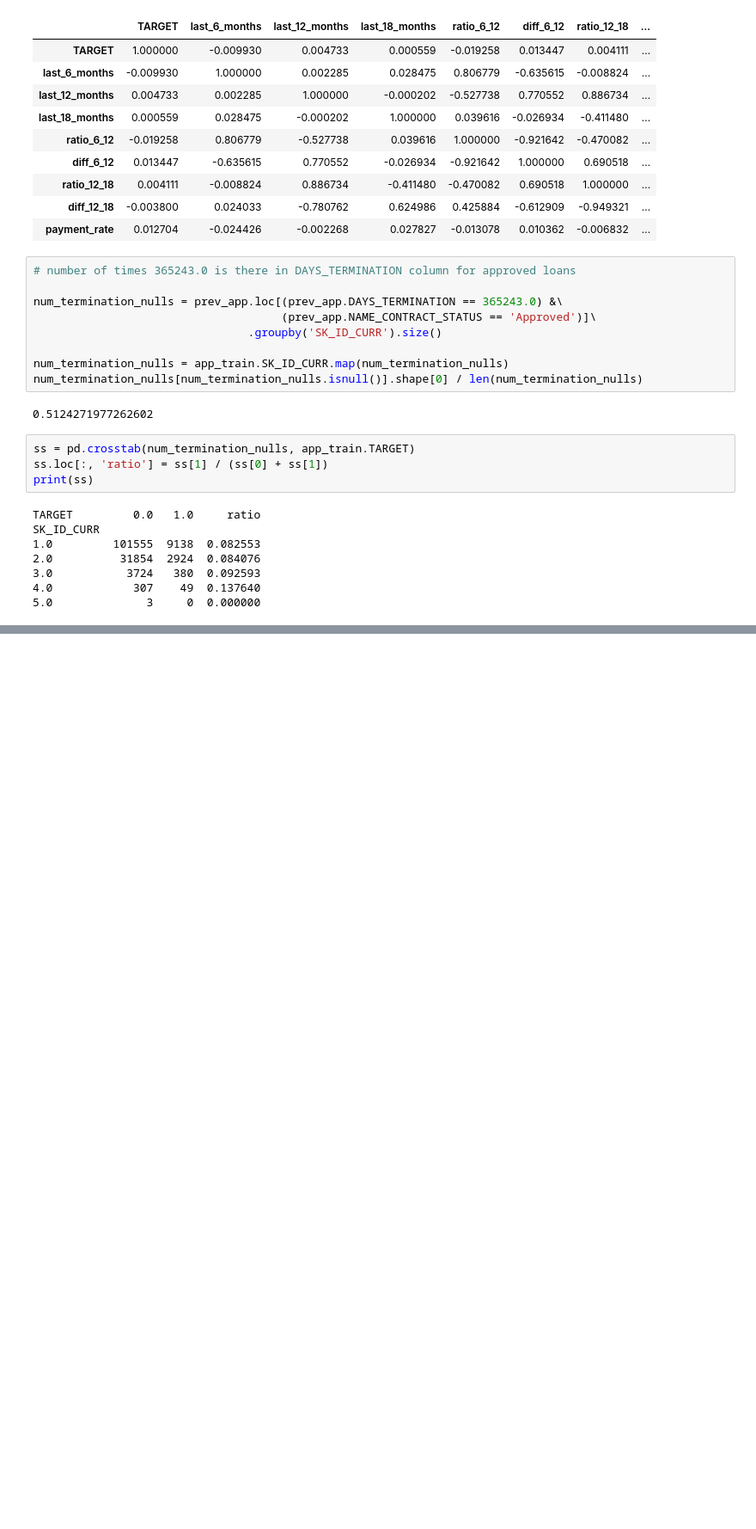
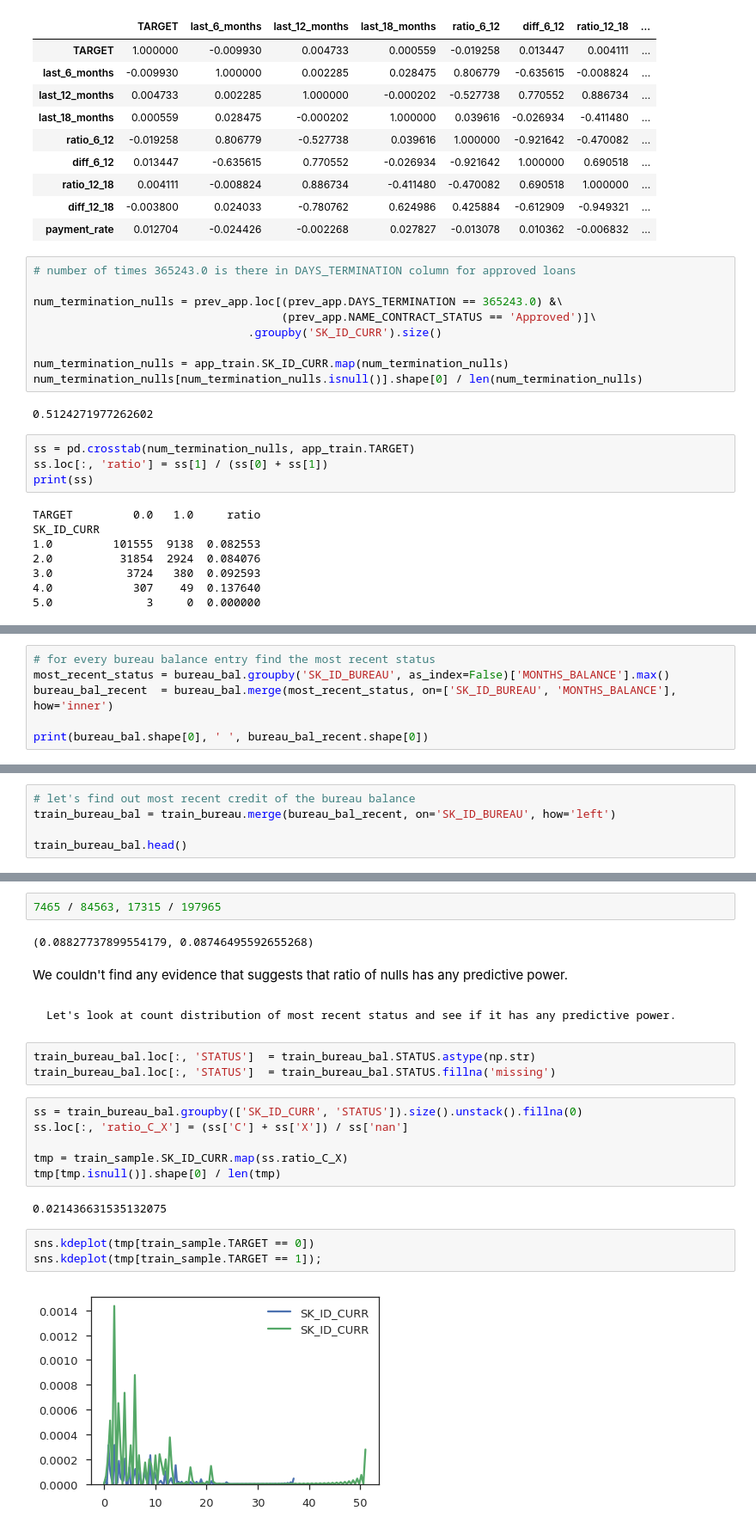
Before and after one commit to numb3r33/Kaggle_Home_Credit, a Jupyter notebook: notebooks/EDA.ipynb, the cells around one changed output, grey strips where cells are left out. Shown at 86% size. Cells and saved outputs as stored; diff of their text form; blank space fills up the shorter version.

````diff
--- a/notebooks/EDA.ipynb
+++ b/notebooks/EDA.ipynb
@@ -1708,0 +1750,6 @@ SK_ID_CURR
+# %%
+# for every bureau balance entry find the most recent status
+most_recent_status = bureau_bal.groupby('SK_ID_BUREAU', as_index=False)['MONTHS_BALANCE'].max()
+bureau_bal_recent  = bureau_bal.merge(most_recent_status, on=['SK_ID_BUREAU', 'MONTHS_BALANCE'], how='inner')
+
+print(bureau_bal.shape[0], ' ', bureau_bal_recent.shape[0])
@@ -1708,0 +1758,5 @@ SK_ID_CURR
+# %%
+# let's find out most recent credit of the bureau balance
+train_bureau_bal = train_bureau.merge(bureau_bal_recent, on='SK_ID_BUREAU', how='left')
+
+train_bureau_bal.head()
@@ -1708,0 +1842,26 @@ SK_ID_CURR
+# %%
+7465 / 84563, 17315 / 197965
+# %% [output]
+(0.08827737899554179, 0.08746495592655268)
+# %% [markdown]
+We couldn't find any evidence that suggests that ratio of nulls has any predictive power.
+# %% [markdown]
+```
+Let's look at count distribution of most recent status and see if it has any predictive power.
+```
+# %%
+train_bureau_bal.loc[:, 'STATUS']  = train_bureau_bal.STATUS.astype(np.str)
+train_bureau_bal.loc[:, 'STATUS']  = train_bureau_bal.STATUS.fillna('missing')
+# %%
+ss = train_bureau_bal.groupby(['SK_ID_CURR', 'STATUS']).size().unstack().fillna(0)
+ss.loc[:, 'ratio_C_X'] = (ss['C'] + ss['X']) / ss['nan']
+
+tmp = train_sample.SK_ID_CURR.map(ss.ratio_C_X)
+tmp[tmp.isnull()].shape[0] / len(tmp)
+# %% [output]
+0.021436631535132075
+# %%
+sns.kdeplot(tmp[train_sample.TARGET == 0])
+sns.kdeplot(tmp[train_sample.TARGET == 1]);
+# %% [output]
+[figure, added]
````
Also changed, not shown: parts of 18 cells of this notebook, 3 other files.
